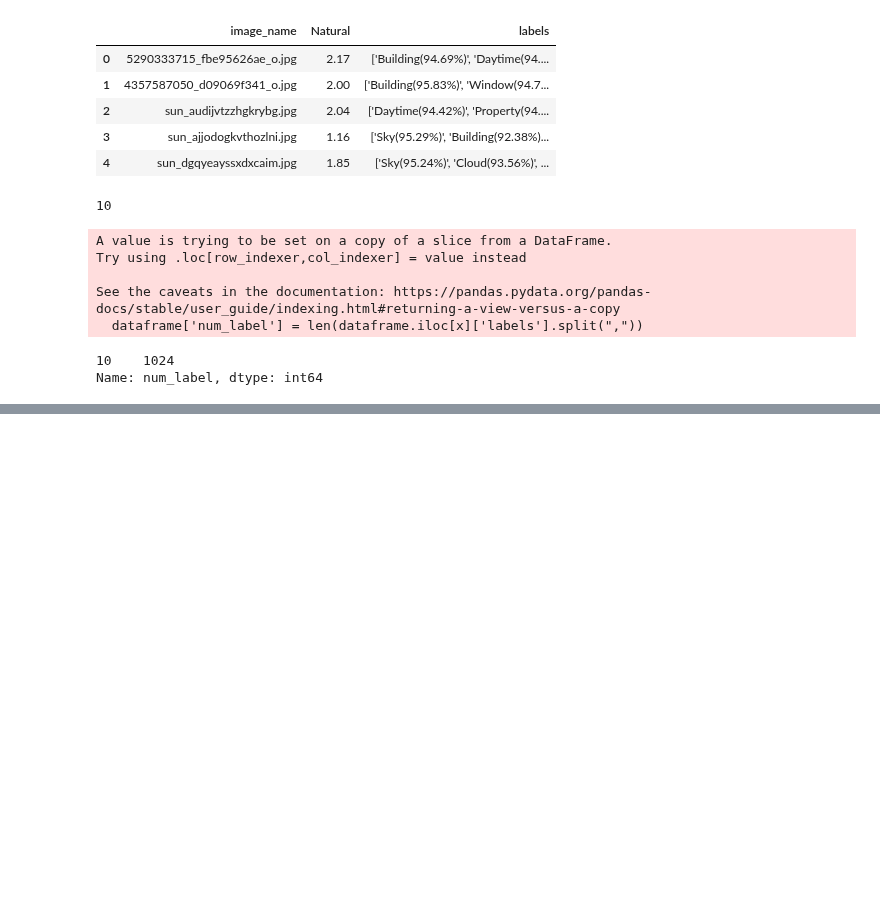
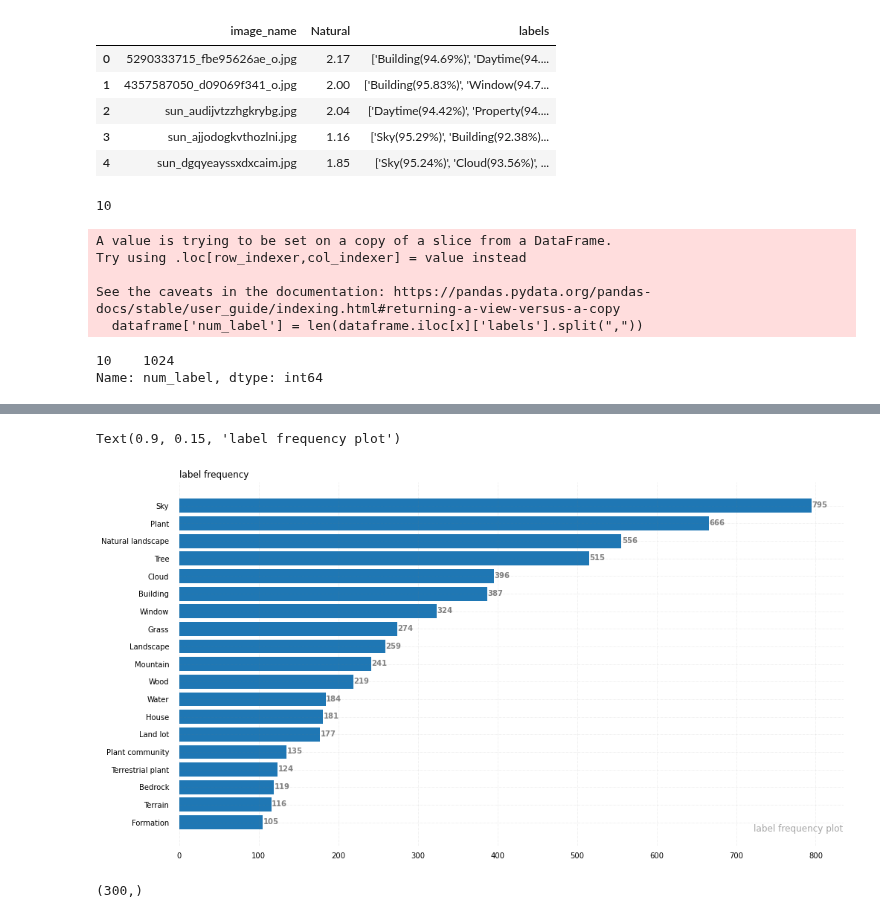
Before and after one commit to yutaili/Natural-Images, a Jupyter notebook: semantic analysis.ipynb, the cells around one changed output, grey strips where cells are left out. Cells and saved outputs as stored; diff of their text form; code cells hidden in the pictures; blank space fills up the shorter version.

Commit message:
plot update

```diff
--- a/semantic analysis.ipynb
+++ b/semantic analysis.ipynb
@@ -132,0 +144,2 @@ Name: num_label, dtype: int64
+# %%
+dataframe['labels'] = dataframe.labels.apply(lambda x: x[1:-1].split(','))
@@ -132,0 +248,3 @@ Name: num_label, dtype: int64
+# %%
+all_label = get_label_list(dataframe)
+len(all_label)
@@ -132,0 +278,9 @@ Name: num_label, dtype: int64
+# %%
+from collections import Counter
+c = Counter(all_label)
+d_label = dict((k, v) for k, v in sorted(c.items()) if v >= 100)
+sorted_label = {}
+sorted_keys = sorted(d_label, key=d_label.get, reverse=True)  # [1, 3, 2]
+for w in sorted_keys:
+    sorted_label[w] = d_label[w]
+sorted_label
@@ -132,0 +307,47 @@ Name: num_label, dtype: int64
+# %%
+import matplotlib.pyplot as plt
+%matplotlib inline
+# Figure Size
+fig, ax = plt.subplots(figsize =(16, 9))
+
+# Horizontal Bar Plot
+ax.barh(list(sorted_label.keys()),list(sorted_label.values()))
+
+# Remove axes splines
+for s in ['top', 'bottom', 'left', 'right']:
+        ax.spines[s].set_visible(False)
+
+# Remove x, y Ticks
+ax.xaxis.set_ticks_position('none')
+ax.yaxis.set_ticks_position('none')
+
+# Add padding between axes and labels
+ax.xaxis.set_tick_params(pad = 5)
+ax.yaxis.set_tick_params(pad = 10)
+
+# Add x, y gridlines
+ax.grid(b = True, color ='grey',
+        linestyle ='-.', linewidth = 0.5,
+        alpha = 0.2)
+
+# Show top values
+ax.invert_yaxis()
+
+# Add annotation to bars
+for i in ax.patches:
+        plt.text(i.get_width()+0.2, i.get_y()+0.5,
+             str(round((i.get_width()), 2)),
+             fontsize = 10, fontweight ='bold',
+             color ='grey')
+
+# Add Plot Title
+ax.set_title('label frequency',
+             loc ='left', )
+
+# Add Text watermark
+fig.text(0.9, 0.15, 'label frequency plot', fontsize = 12,
+         color ='grey', ha ='right', va ='bottom',
+         alpha = 0.7)
+# %% [output]
+Text(0.9, 0.15, 'label frequency plot')
+[figure, added]
@@ -132,0 +359,4 @@ Name: num_label, dtype: int64
+# %%
+model['urban'].shape
+# %% [output]
+(300,)
```
Also changed, not shown: parts of 59 cells of this notebook, 2 other files.
